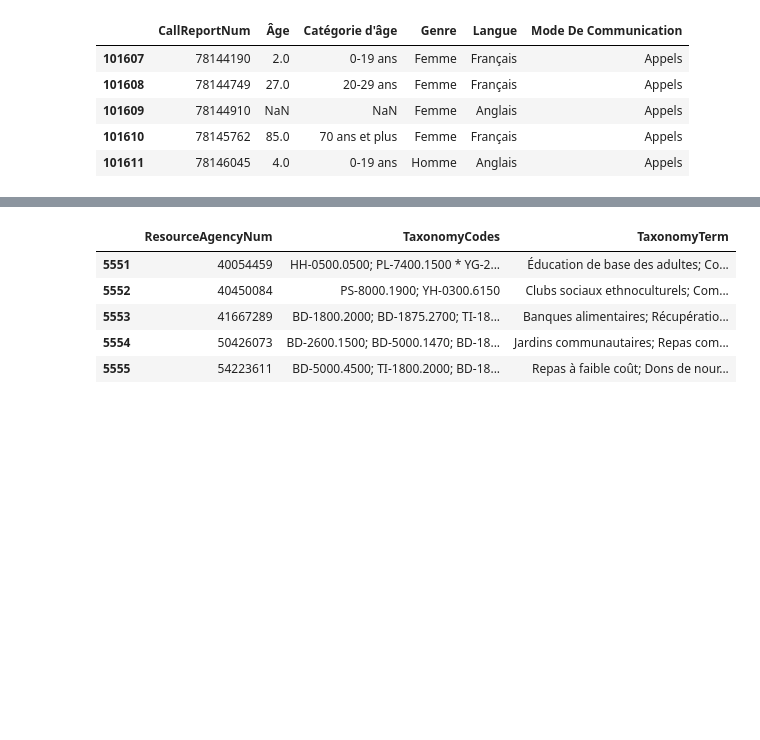
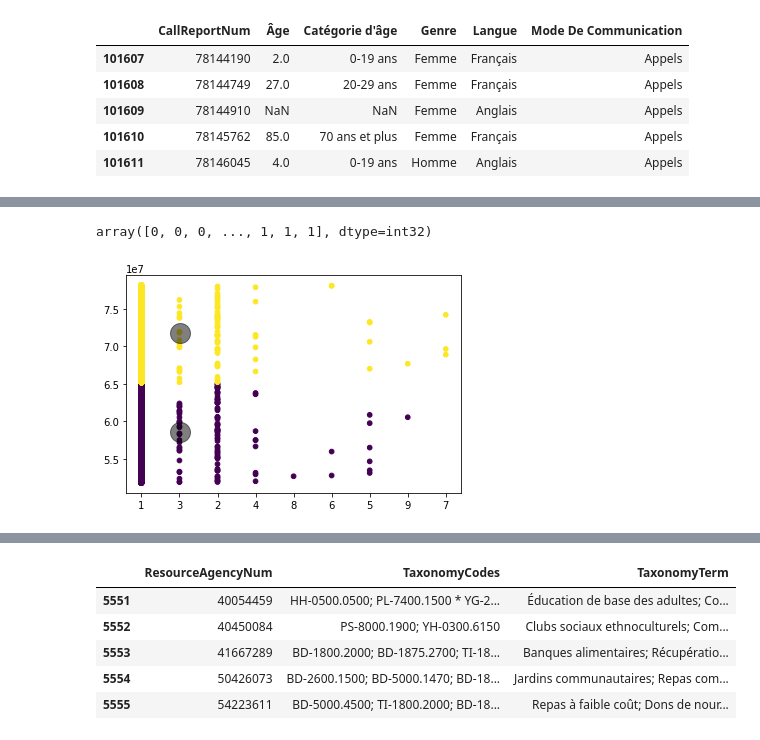
Before and after one commit to mozhgans/AI4GOOD_Hackathon_Walkthrough, a Jupyter notebook: AI4Good.ipynb, the cells around one changed output, grey strips where cells are left out. Drawn from its saved outputs; the diff is of its cells as text; code cells hidden in the pictures; blank space fills up the shorter version.

```diff
--- a/AI4Good.ipynb
+++ b/AI4Good.ipynb
@@ -58,0 +411,2 @@ appels_profils.tail()
+# %%
+x['StateProvince'] = x['StateProvince'].replace(['MB'],'7')
@@ -58,0 +419,2 @@ appels_profils.tail()
+# %%
+x['StateProvince'] = x['StateProvince'].replace(['NB'],'9')
@@ -58,0 +427,2 @@ appels_profils.tail()
+# %%
+x['StateProvince'] = x['StateProvince'].replace(['SK'],'8')
@@ -58,0 +465,18 @@ appels_profils.tail()
+# %%
+# insert and run your answer here for k[0]
+from sklearn.cluster import KMeans
+kmeans = KMeans(n_clusters=k[0])
+kmeans.fit(x)
+y_kmeans = kmeans.predict(x)
+y_kmeans
+# %% [output]
+array([0, 0, 0, ..., 1, 1, 1], dtype=int32)
+# %%
+#plotting
+plt.scatter(x['StateProvince'], x[ 'CallReportNum'], c=y_kmeans,
+            s=22, cmap='viridis')
+
+centers = kmeans.cluster_centers_
+plt.scatter(centers[:, 0], centers[:, 1], c='black', s=400, alpha=0.5);
+# %% [output]
+[figure, added]
```
Also changed, not shown: parts of 47 cells of this notebook.
